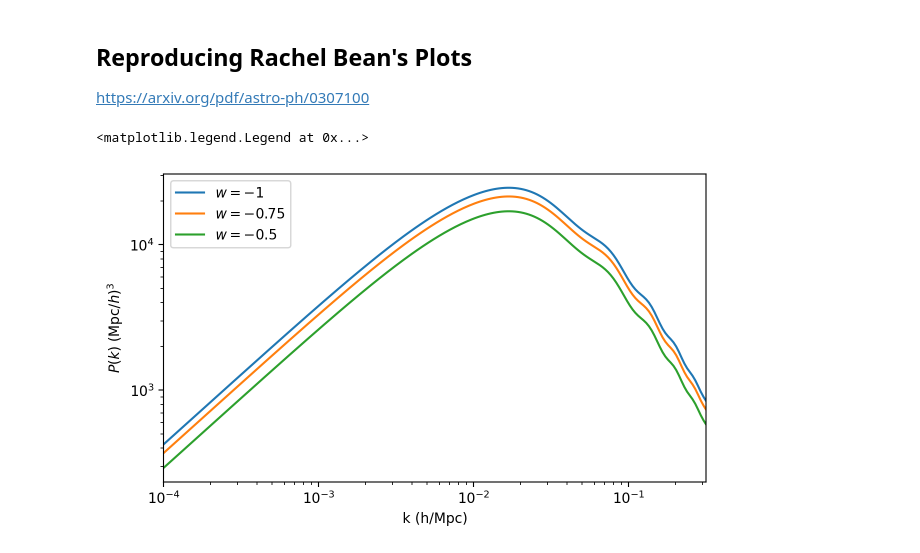
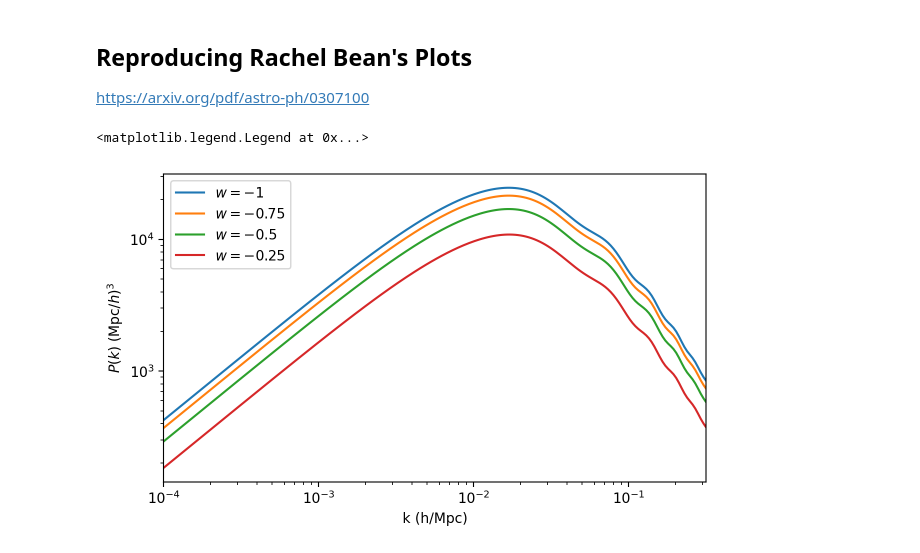
Before and after one commit to joaoreboucas1/CLASS-cs2, a Jupyter notebook: explore_v2.ipynb, the cells around one changed output. Cells and saved outputs as stored; diff of their text form; code cells hidden in the pictures.

```diff
--- a/explore_v2.ipynb
+++ b/explore_v2.ipynb
@@ -243,36 +248,36 @@ https://arxiv.org/pdf/astro-ph/0307100
 # %%
 kk = np.logspace(-4, -0.5, 200)
 plt.figure(figsize=(7, 4))
-for w in [-1, -0.75, -0.5]:
+for w in [-1, -0.75, -0.5, -0.25]:
   cosmo = Class()
   w_vals = w*np.ones_like(wlog10a_vals)
-  cosmo.set(
-    {
+  params = {
       'output':'mPk',
       'h': h_ref,
       'Omega_b':Ob_ref,
       'Omega_cdm': Om_ref - Ob_ref,
-      'Omega_Lambda': 0.,
-      'Omega_fld': 0.,
-      'Omega_wspl': -1,
-      'wlog10a_vals': as_class_str(wlog10a_vals),
-      'w_vals' : as_class_str(w_vals),
-      'cs2_0': 0.0,
-      'cs2_1': 0.0,
-      'use_ppf': 'yes',
       'A_s':As_ref,
       'n_s':ns_ref,
       'evolver': 0,
-    }
-  )
+  }
+  if w != -1:
+    params.update({
+      'Omega_Lambda': 0,
+      'w0_fld': w,
+      'wa_fld': 0,
+      'cs2_fld_0': 0.0,
+      'cs2_fld_1': 0.0,
+      'use_ppf': 'no',
+    })
+  cosmo.set(params)
   cosmo.compute()
   bg = cosmo.get_background()
   Pk  = np.array([pk_h_Mpc_inv(cosmo, k, 0) for k in kk])
   plt.loglog(kk, Pk, label=rf"$w = {w}$")
 plt.xlim(kk[0], kk[-1])
 plt.xlabel("k (h/Mpc)")
 plt.ylabel(r"$P(k) \; (\mathrm{Mpc}/h)^3$")
 plt.legend()
 # %% [output]
 <matplotlib.legend.Legend at 0x...>
-[figure, old version]
+[figure, new version]
```
Also changed, not shown: parts of 8 cells of this notebook.
